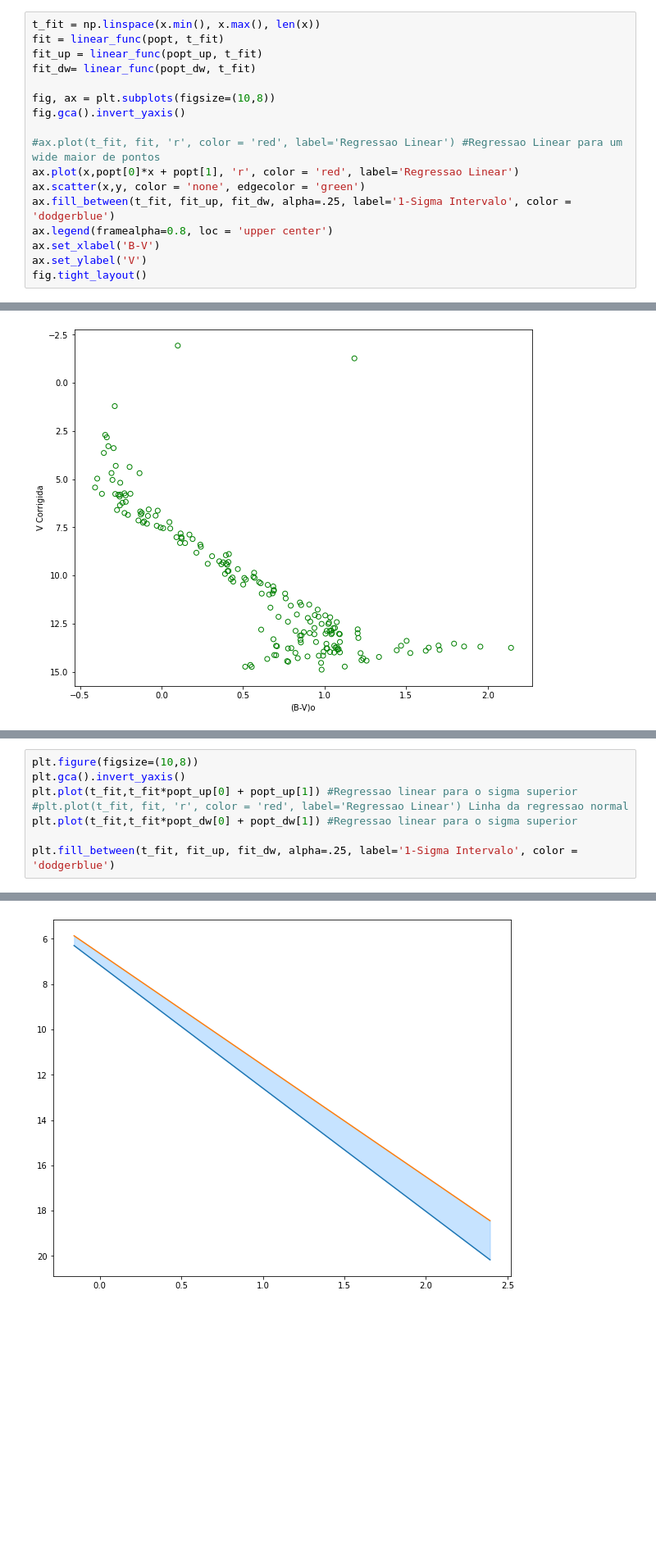
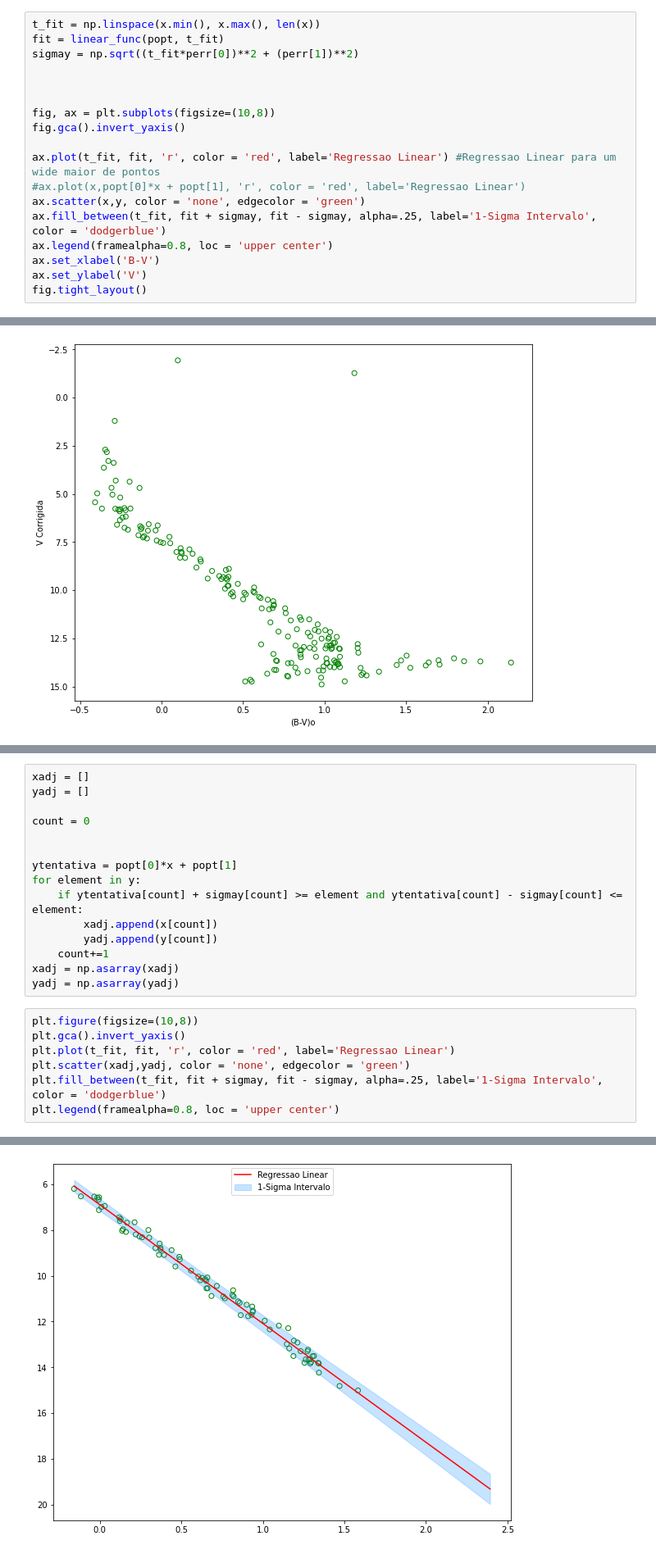
Before and after one commit to jppirest/mw_substructures, a Jupyter notebook: dados/Ag_Simulados/aglomerado1.ipynb, the cells around one changed output, grey strips where cells are left out. Shown: that part at 82% size. Cells and saved outputs as stored; diff of their text form; blank space fills up the shorter version.

Commit message:
New method for sigma-clipping the simulated clusters.

```diff
--- a/dados/Ag_Simulados/aglomerado1.ipynb
+++ b/dados/Ag_Simulados/aglomerado1.ipynb
@@ -67,16 +60,17 @@ out.cov_beta, perr**(1/2)
 # %%
 t_fit = np.linspace(x.min(), x.max(), len(x))
 fit = linear_func(popt, t_fit)
-fit_up = linear_func(popt_up, t_fit)
-fit_dw= linear_func(popt_dw, t_fit)
+sigmay = np.sqrt((t_fit*perr[0])**2 + (perr[1])**2)
+
+
 
 fig, ax = plt.subplots(figsize=(10,8))
 fig.gca().invert_yaxis()
 
-#ax.plot(t_fit, fit, 'r', color = 'red', label='Regressao Linear') #Regressao Linear para um wide maior de pontos
-ax.plot(x,popt[0]*x + popt[1], 'r', color = 'red', label='Regressao Linear')
+ax.plot(t_fit, fit, 'r', color = 'red', label='Regressao Linear') #Regressao Linear para um wide maior de pontos
+#ax.plot(x,popt[0]*x + popt[1], 'r', color = 'red', label='Regressao Linear')
 ax.scatter(x,y, color = 'none', edgecolor = 'green')
-ax.fill_between(t_fit, fit_up, fit_dw, alpha=.25, label='1-Sigma Intervalo', color = 'dodgerblue')
+ax.fill_between(t_fit, fit + sigmay, fit - sigmay, alpha=.25, label='1-Sigma Intervalo', color = 'dodgerblue')
 ax.legend(framealpha=0.8, loc = 'upper center')
 ax.set_xlabel('B-V')
 ax.set_ylabel('V')
@@ -97,9 +98,23 @@ Text(0.5, 0, '(B-V)o')
+# %%
+xadj = []
+yadj = []
+
+count = 0
+
+
+ytentativa = popt[0]*x + popt[1]
+for element in y:
+    if ytentativa[count] + sigmay[count] >= element and ytentativa[count] - sigmay[count] <= element:
+        xadj.append(x[count])
+        yadj.append(y[count])
+    count+=1
+xadj = np.asarray(xadj)
+yadj = np.asarray(yadj)
 # %%
 plt.figure(figsize=(10,8))
 plt.gca().invert_yaxis()
-plt.plot(t_fit,t_fit*popt_up[0] + popt_up[1]) #Regressao linear para o sigma superior
-#plt.plot(t_fit, fit, 'r', color = 'red', label='Regressao Linear') Linha da regressao normal
-plt.plot(t_fit,t_fit*popt_dw[0] + popt_dw[1]) #Regressao linear para o sigma superior
-
-plt.fill_between(t_fit, fit_up, fit_dw, alpha=.25, label='1-Sigma Intervalo', color = 'dodgerblue')
+plt.plot(t_fit, fit, 'r', color = 'red', label='Regressao Linear')
+plt.scatter(xadj,yadj, color = 'none', edgecolor = 'green')
+plt.fill_between(t_fit, fit + sigmay, fit - sigmay, alpha=.25, label='1-Sigma Intervalo', color = 'dodgerblue')
+plt.legend(framealpha=0.8, loc = 'upper center')
 # %% [output]
@@ -107 +122 @@ plt.fill_between(t_fit, fit_up, fit_dw, alpha=.25, label='1-Sigma Intervalo', co
-[figure, old version]
+[figure, new version]
```
Also changed, not shown: parts of 13 cells of this notebook, 11 other files.
